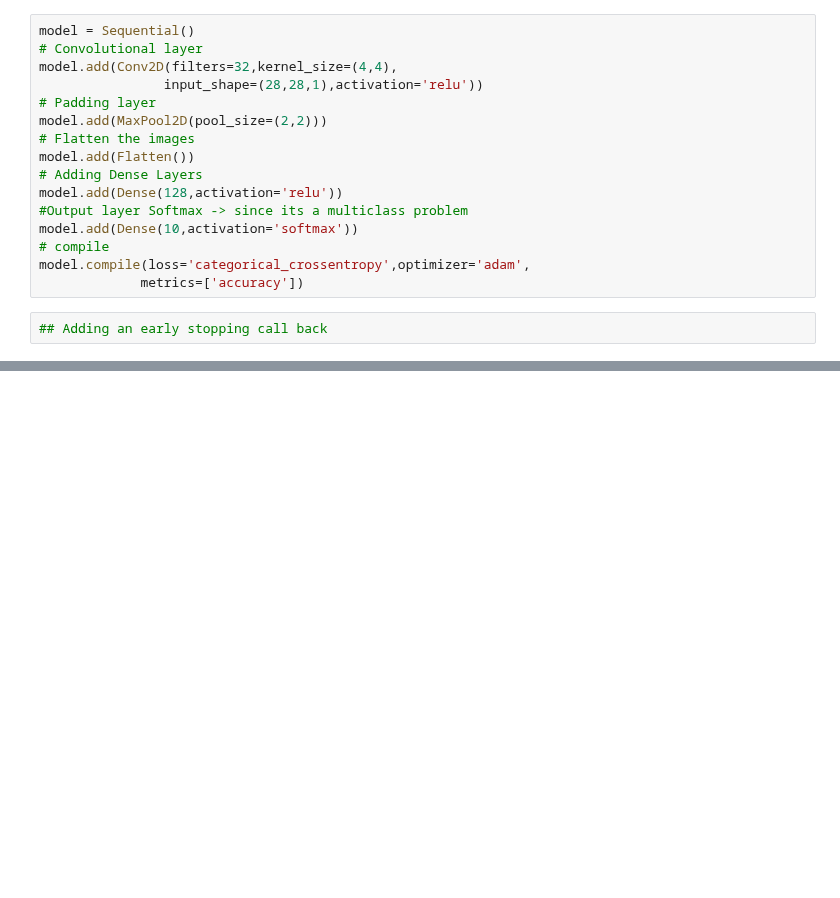
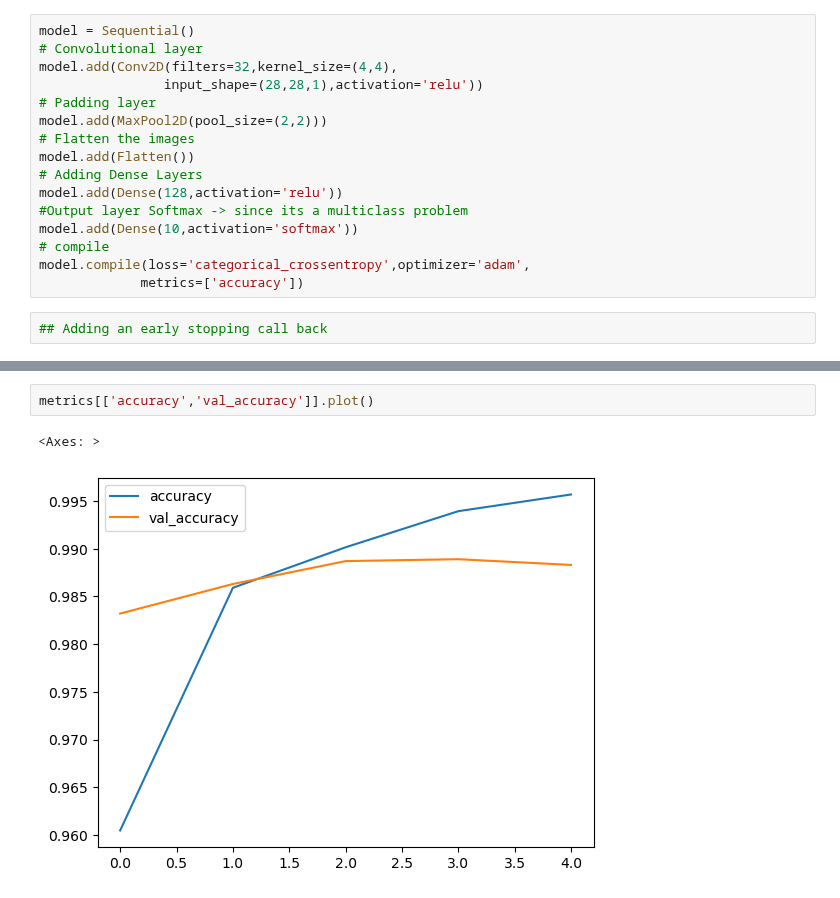
Before and after one commit to dancanyego/Deep-Learning-and-Neural-nets, a Jupyter notebook: MNIST dataset.ipynb, the cells around one changed output, grey strips where cells are left out. Drawn from its saved outputs; the diff is of its cells as text; blank space fills up the shorter version.

```diff
--- a/MNIST dataset.ipynb
+++ b/MNIST dataset.ipynb
@@ -153,0 +169,5 @@ loses.plot
+# %%
+metrics[['accuracy','val_accuracy']].plot()
+# %% [output]
+<Axes: >
+[figure, added]
```
Also changed, not shown: parts of 12 cells of this notebook.
